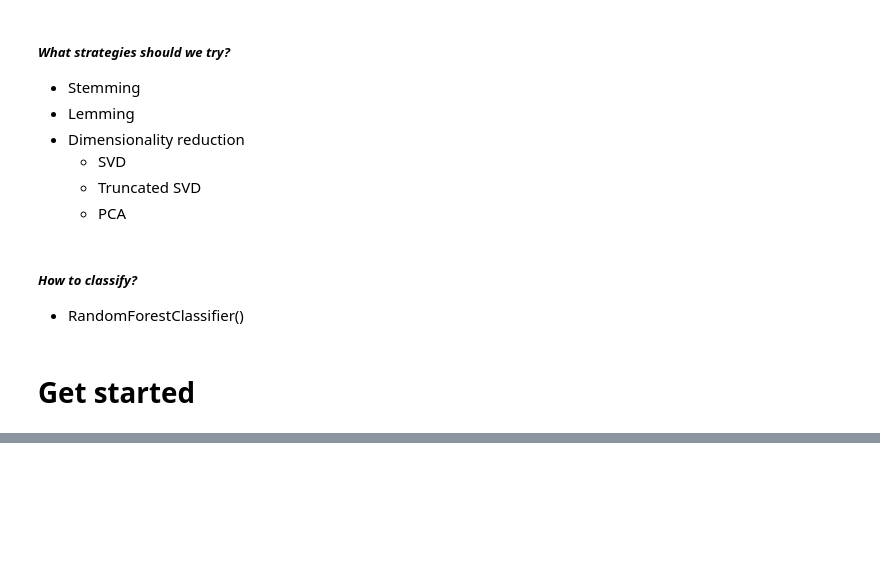
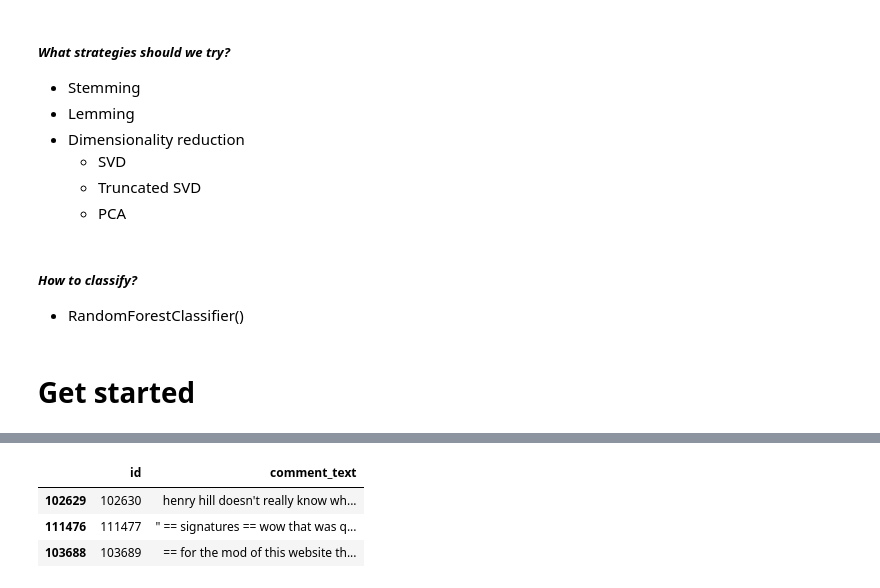
Before and after one commit to AkeemSemperDataScience/3950-project-1-vector-s-vengeful-vectors, a Jupyter notebook: START_Proj_1.ipynb, the cells around one changed output, grey strips where cells are left out. Drawn from its saved outputs; the diff is of its cells as text; code cells hidden in the pictures; blank space fills up the shorter version.

```diff
--- a/START_Proj_1.ipynb
+++ b/START_Proj_1.ipynb
@@ -206,0 +207,7 @@ train_df.sample(5)
+# %%
+test_df.sample(3)
+# %% [output]
+|  | id | comment_text |
+| 102629 | 102630 | henry hill doesn't really know wh... |
+| 111476 | 111477 | " == signatures == wow that was q... |
+| 103688 | 103689 | == for the mod of this website th... |
```
Also changed, not shown: parts of 24 cells of this notebook.
